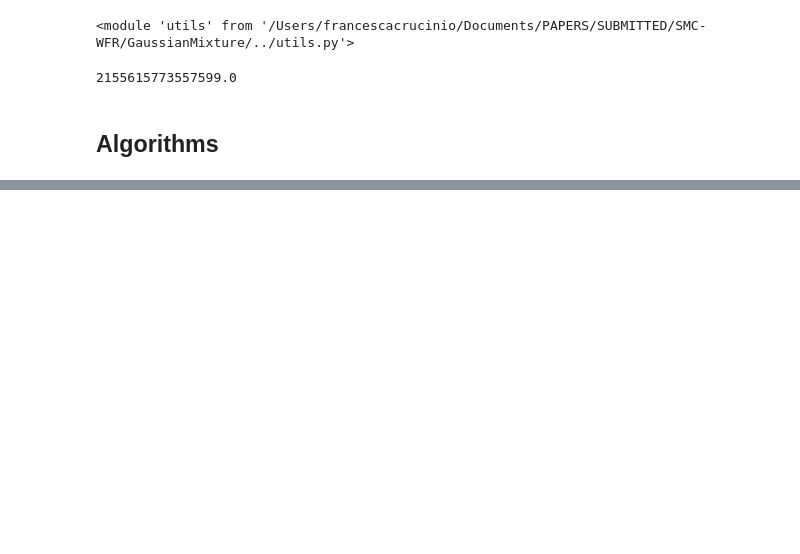
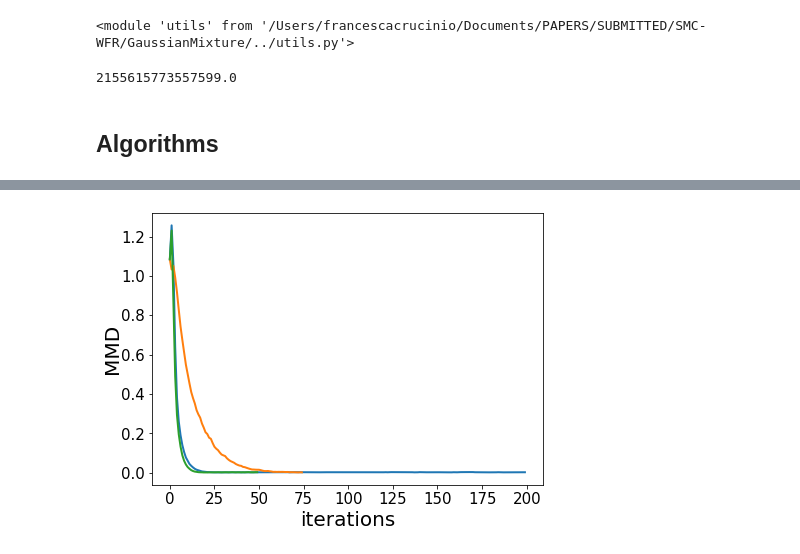
Before and after one commit to FrancescaCrucinio/SMC-WFR, a Jupyter notebook: GaussianMixture/GaussianMixture1D_FlowComparison.ipynb, the cells around one changed output, grey strips where cells are left out. Cells and saved outputs as stored; diff of their text form; code cells hidden in the pictures; blank space fills up the shorter version.

```diff
--- a/GaussianMixture/GaussianMixture1D_FlowComparison.ipynb
+++ b/GaussianMixture/GaussianMixture1D_FlowComparison.ipynb
@@ -192,0 +205,16 @@ plt.yticks(fontsize=15);
+# %%
+plt.figure(figsize = (7,5))
+plt.plot(np.mean(mmd_ula, axis = 0), label = 'ULA', lw = 2)
+# plt.plot(np.mean(mmd_mala, axis = 0))
+plt.plot(np.mean(mmd_fr, axis = 0), label = 'SMC-FR', lw = 2)
+plt.plot(np.mean(mmd_wfr, axis = 0), label = 'SMC-WFR', lw = 2)
+# plt.plot(np.mean(mmd_smcula, axis = 0))
+# plt.plot(np.mean(mmd_smcmala, axis = 0))
+# legend = plt.legend(loc = 'lower center', bbox_to_anchor=(1, -0.5), ncol = 6, fontsize = 20)
+plt.xlabel('iterations', fontsize = 20)
+plt.ylabel('MMD', fontsize = 20, labelpad=-1)
+plt.xticks(fontsize=15);
+plt.yticks(fontsize=15);
+# plt.savefig('mmd_mixture2.pdf', bbox_inches="tight")
+# %% [output]
+[figure, added]
```
Also changed, not shown: parts of 11 cells of this notebook, 2 other files.
